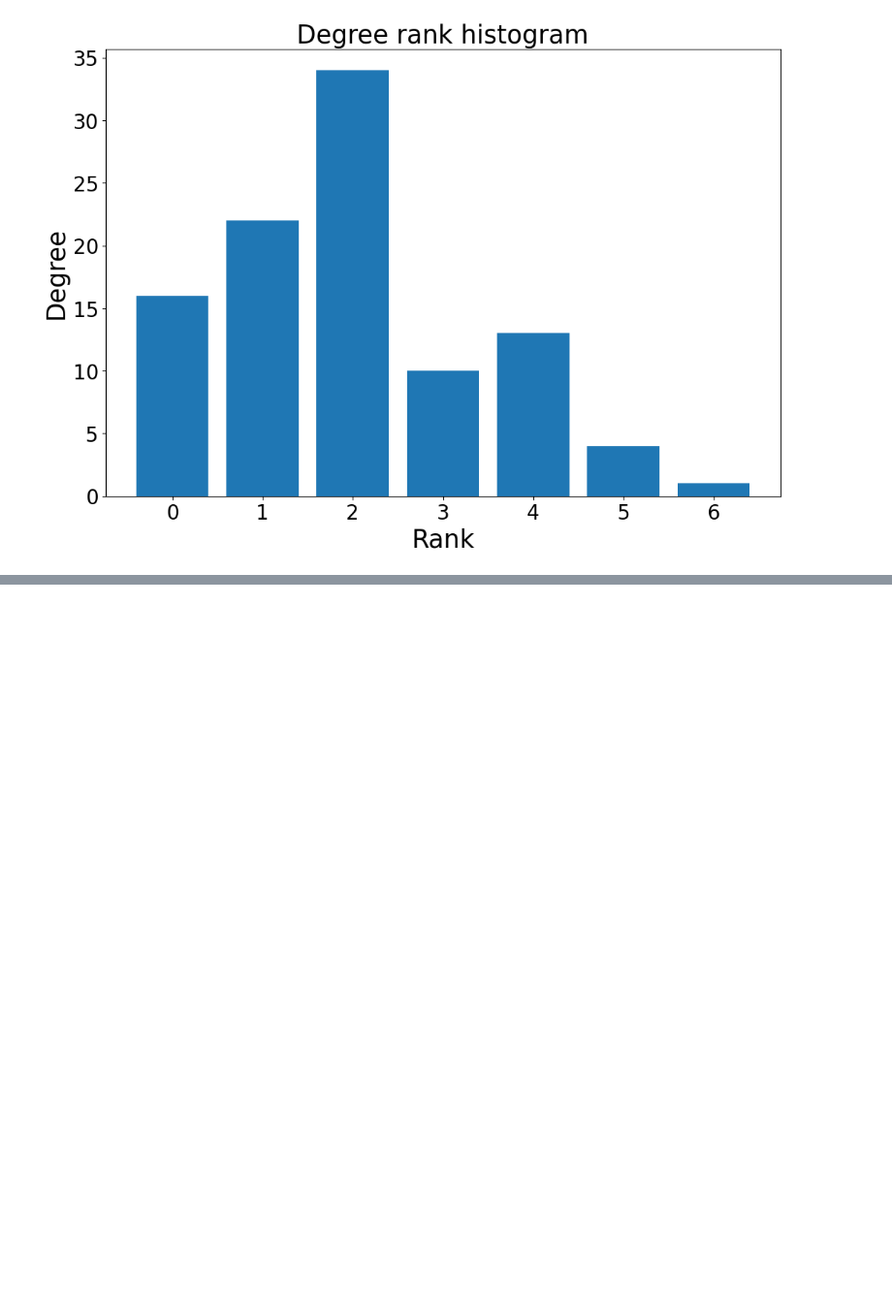
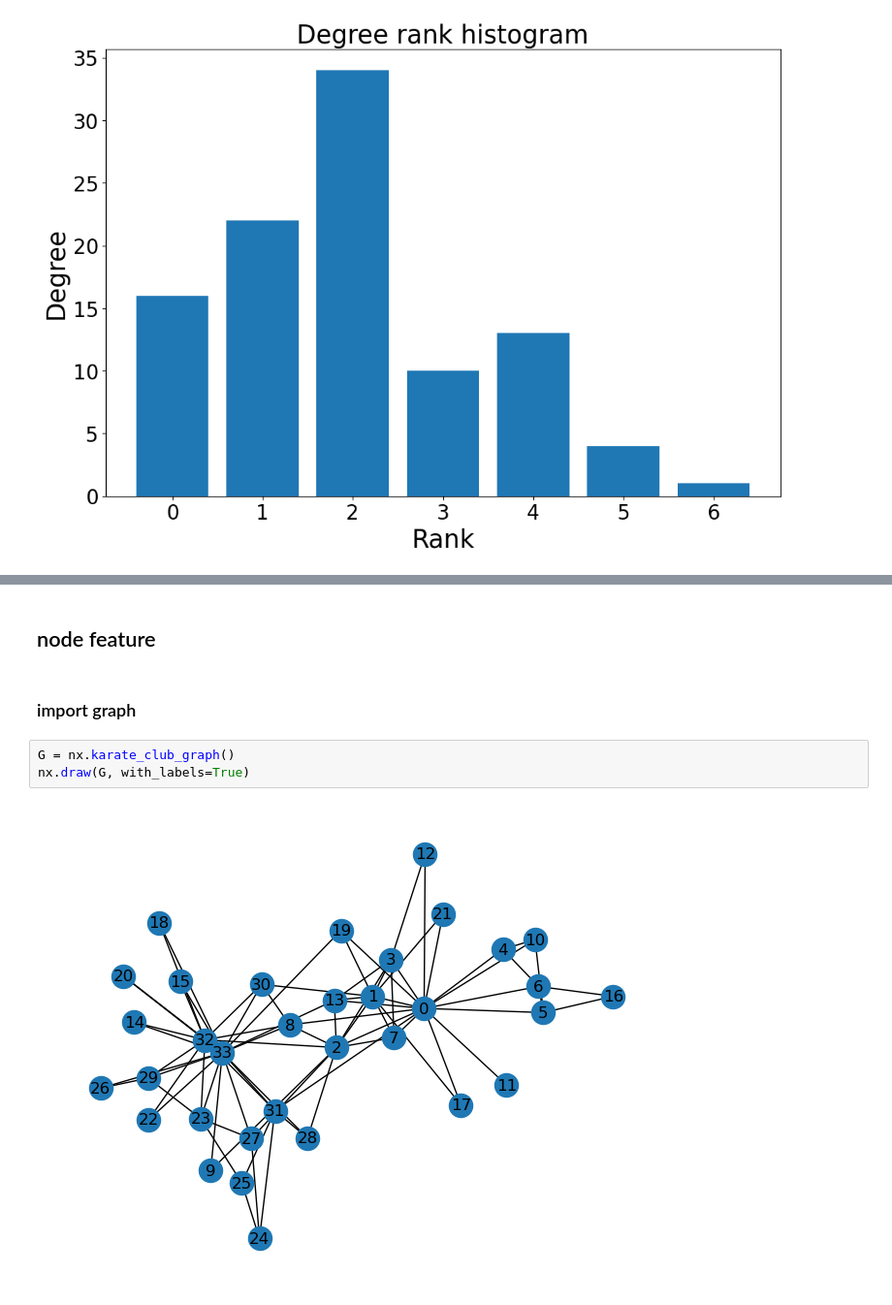
Before and after one commit to being12345/cs224w, a Jupyter notebook: feature.ipynb, the cells around one changed output, grey strips where cells are left out. Shown at 97% size. Drawn from its saved outputs; the diff is of its cells as text; blank space fills up the shorter version.

```diff
--- a/feature.ipynb
+++ b/feature.ipynb
@@ -91,0 +133,9 @@ plt.tick_params(labelsize=20)   # set x, y tick
+# %% [markdown]
+## node feature
+# %% [markdown]
+### import graph
+# %%
+G = nx.karate_club_graph()
+nx.draw(G, with_labels=True)
+# %% [output]
+[figure, added]
```
Also changed, not shown: parts of 36 cells of this notebook, 1 other file.
